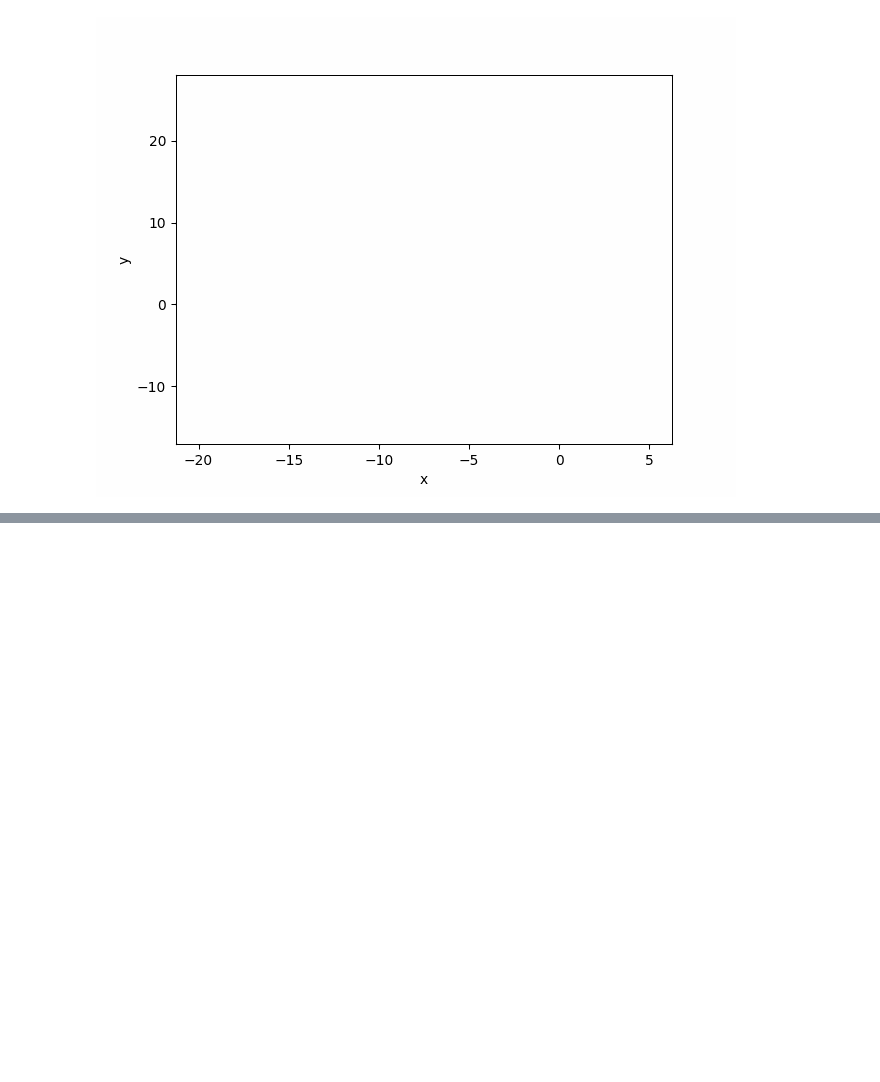
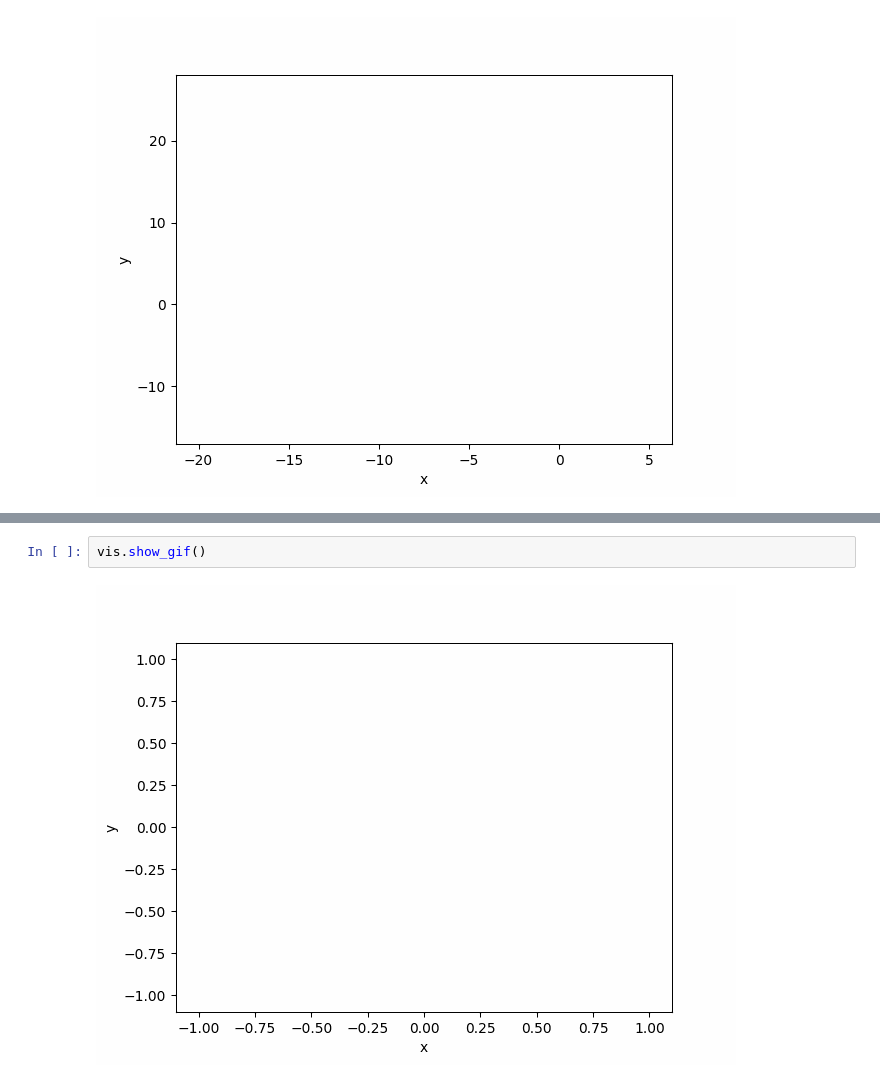
Before and after one commit to aghbit/Algorytmy-Geometryczne, a Jupyter notebook: bitalg/visualizer/demo.ipynb, the cells around one changed output, grey strips where cells are left out. Saved outputs shown, nothing was run; the diff lists cells and outputs as text; blank space fills up the shorter version.

```diff
--- a/bitalg/visualizer/demo.ipynb
+++ b/bitalg/visualizer/demo.ipynb
@@ -106,0 +130,4 @@ vis.show_gif()
+# %%
+vis.show_gif()
+# %% [output]
+[figure, added]
```
Also changed, not shown: parts of 4 cells of this notebook, 4 other files.
